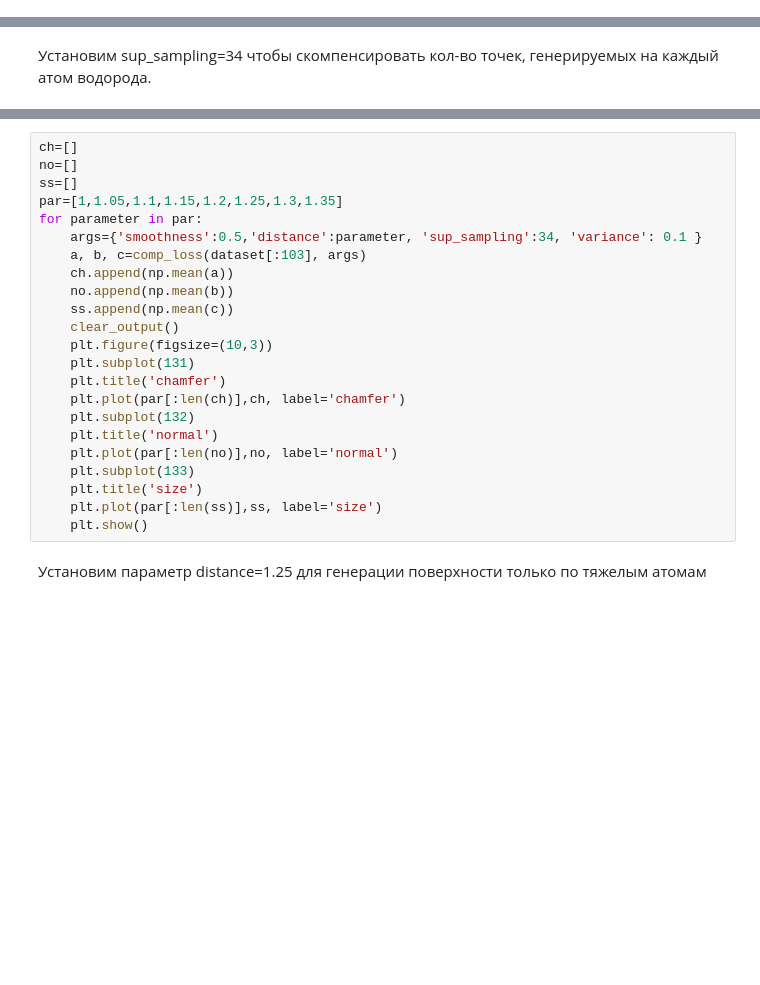
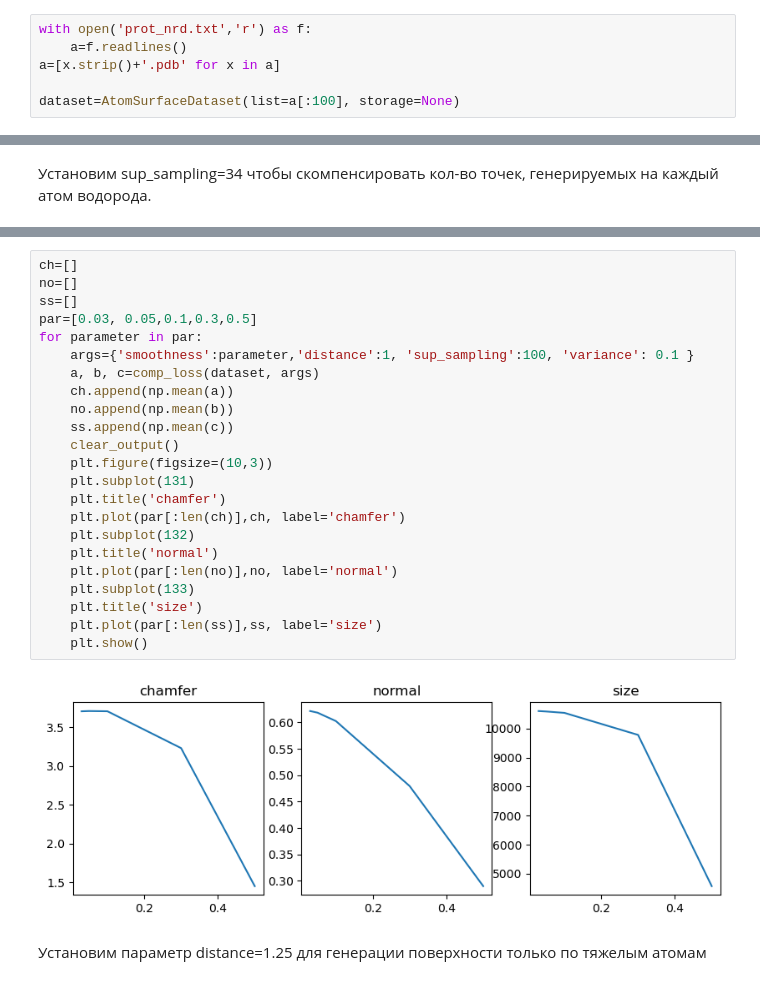
Before and after one commit to geraseva/SESes, a Jupyter notebook: reduce.ipynb, the cells around one changed output, grey strips where cells are left out. Drawn from its saved outputs; the diff is of its cells as text; blank space fills up the shorter version.

```diff
--- a/reduce.ipynb
+++ b/reduce.ipynb
@@ -38,3 +41,9 @@ dataset=AtomSurfaceDataset(storage='structure_data.pkl')
+# %%
+with open('prot_nrd.txt','r') as f:
+    a=f.readlines()
+a=[x.strip()+'.pdb' for x in a]
+
+dataset=AtomSurfaceDataset(list=a[:100], storage=None)
 # %%
 xs=[]
 for data in tqdm(dataset):
@@ -70,26 +82,28 @@ def comp_loss(dataset, args):
 # %%
 ch=[]
 no=[]
 ss=[]
-par=[1,1.05,1.1,1.15,1.2,1.25,1.3,1.35]
+par=[0.03, 0.05,0.1,0.3,0.5]
 for parameter in par:
-    args={'smoothness':0.5,'distance':parameter, 'sup_sampling':34, 'variance': 0.1 }
-    a, b, c=comp_loss(dataset[:103], args)
+    args={'smoothness':parameter,'distance':1, 'sup_sampling':100, 'variance': 0.1 }
+    a, b, c=comp_loss(dataset, args)
     ch.append(np.mean(a))
     no.append(np.mean(b))
     ss.append(np.mean(c))
     clear_output()
     plt.figure(figsize=(10,3))
     plt.subplot(131)
     plt.title('chamfer')
     plt.plot(par[:len(ch)],ch, label='chamfer')
     plt.subplot(132)
     plt.title('normal')
     plt.plot(par[:len(no)],no, label='normal')
     plt.subplot(133)
     plt.title('size')
     plt.plot(par[:len(ss)],ss, label='size')
     plt.show()
+# %% [output]
+[figure, added]
 # %% [markdown]
 Установим параметр distance=1.25 для генерации поверхности только по тяжелым атомам
 # %% [markdown]
```
Also changed, not shown: parts of 19 cells of this notebook, 5 other files.
